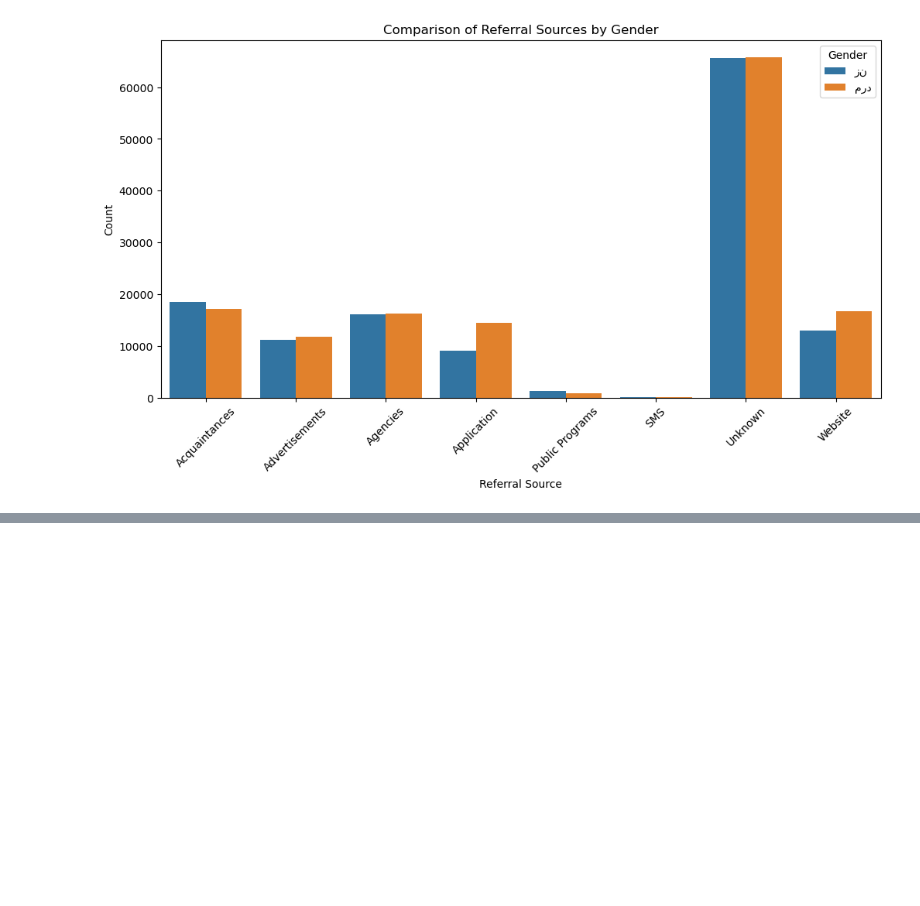
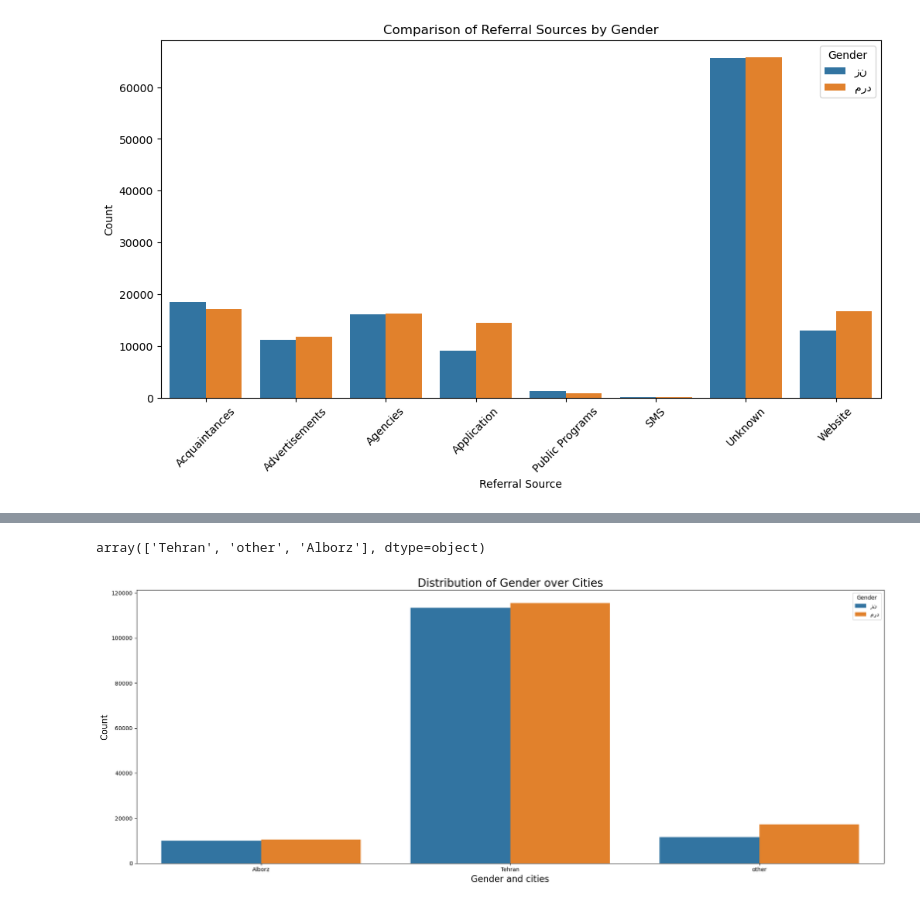
Before and after one commit to nobleyam/Customer-Behavioral-Segmentation-and-Profiling, a Jupyter notebook: final prap.ipynb, the cells around one changed output, grey strips where cells are left out. Saved outputs shown, nothing was run; the diff lists cells and outputs as text; code cells hidden in the pictures; blank space fills up the shorter version.

Commit message:
city category

```diff
--- a/final prap.ipynb
+++ b/final prap.ipynb
@@ -537,0 +559,13 @@ plt.show()
+# %%
+def category(State):
+    if State =='تهران':
+        return 'Tehran'
+    elif State== 'البرز':
+        return 'Alborz'
+    else:
+        return 'other'
+
+
+
+df_ben4['State_cat'] = df_ben4['State'].apply(category)
+df_ben4.info()
@@ -537,0 +590,15 @@ plt.show()
+# %%
+df_ben4.State_cat.unique()
+# %% [output]
+array(['Tehran', 'other', 'Alborz'], dtype=object)
+# %%
+data1 = df_ben4.groupby(['State_cat', 'Gender']).size().reset_index(name='count')
+plt.figure(figsize=(20, 8))
+sns.barplot(data=data1, x='State_cat', y='count', hue='Gender')
+plt.title('Distribution of Gender over Cities', fontsize=20)
+plt.xlabel('Gender and cities', fontsize=16)
+plt.ylabel('Count', fontsize= 16)
+plt.tight_layout()
+plt.show();
+# %% [output]
+[figure, added]
```
Also changed, not shown: parts of 4 cells of this notebook.
